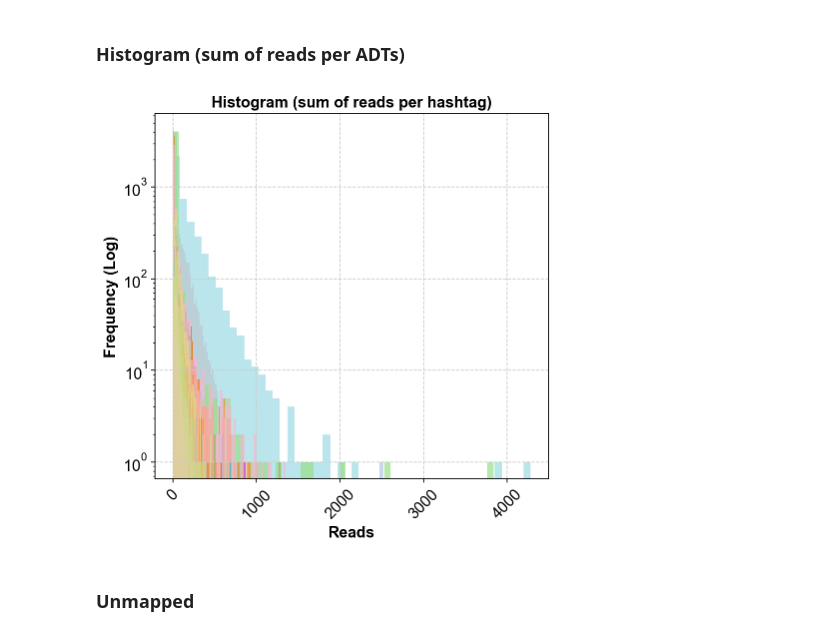
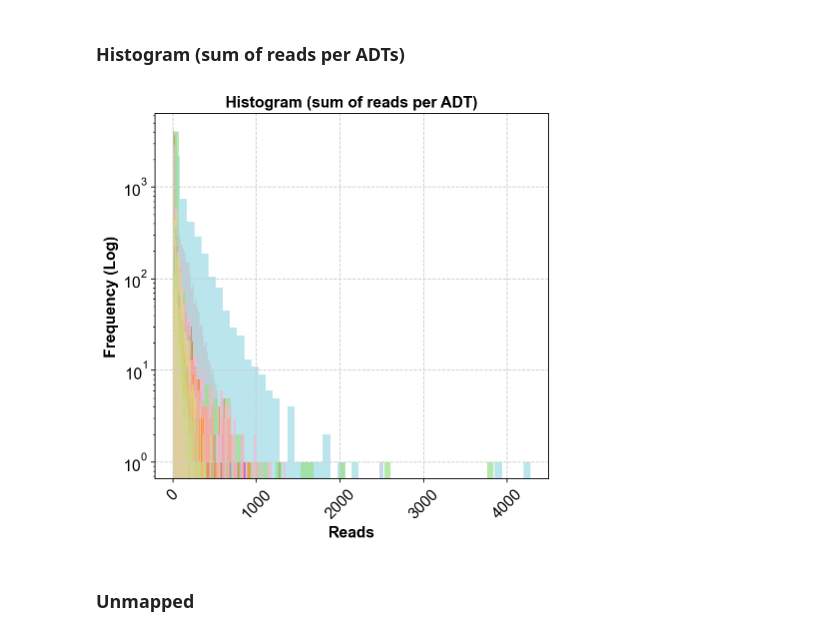
Before and after one commit to hisplan/sharp, a Jupyter notebook: manual-inspection/inspect-citeseq-v2.ipynb, the cells around one changed output. Saved outputs shown, nothing was run; the diff lists cells and outputs as text; code cells hidden in the pictures.

```diff
--- a/manual-inspection/inspect-citeseq-v2.ipynb
+++ b/manual-inspection/inspect-citeseq-v2.ipynb
@@ -289,23 +289,23 @@ plt.show()
 # %%
 fig, ax = plt.subplots(figsize=(6, 6), facecolor="white")
 
 for idx, col in enumerate(adata.var_names):
 
     df_tmp = np.sort(adata.layers["reads"][:, idx].A.ravel())[::-1]
 
     ax.hist(df_tmp, bins=50, alpha=0.7, label=col)
 
 ax.set_xlabel("Reads", fontweight="bold")
 ax.set_ylabel("Frequency (Log)", fontweight="bold")
 ax.tick_params(axis="x", rotation=45)
-ax.set_title("Histogram (sum of reads per hashtag)", fontweight="bold")
+ax.set_title("Histogram (sum of reads per ADT)", fontweight="bold")
 ax.grid(b=True, linestyle="--")
 
 plt.yscale("log")
 plt.tight_layout()
 plt.show()
 # %% [output]
-[figure, old version]
+[figure, new version]
 # %% [markdown]
 ### Unmapped
 # %%
```
Also changed, not shown: parts of 2 cells of this notebook.
